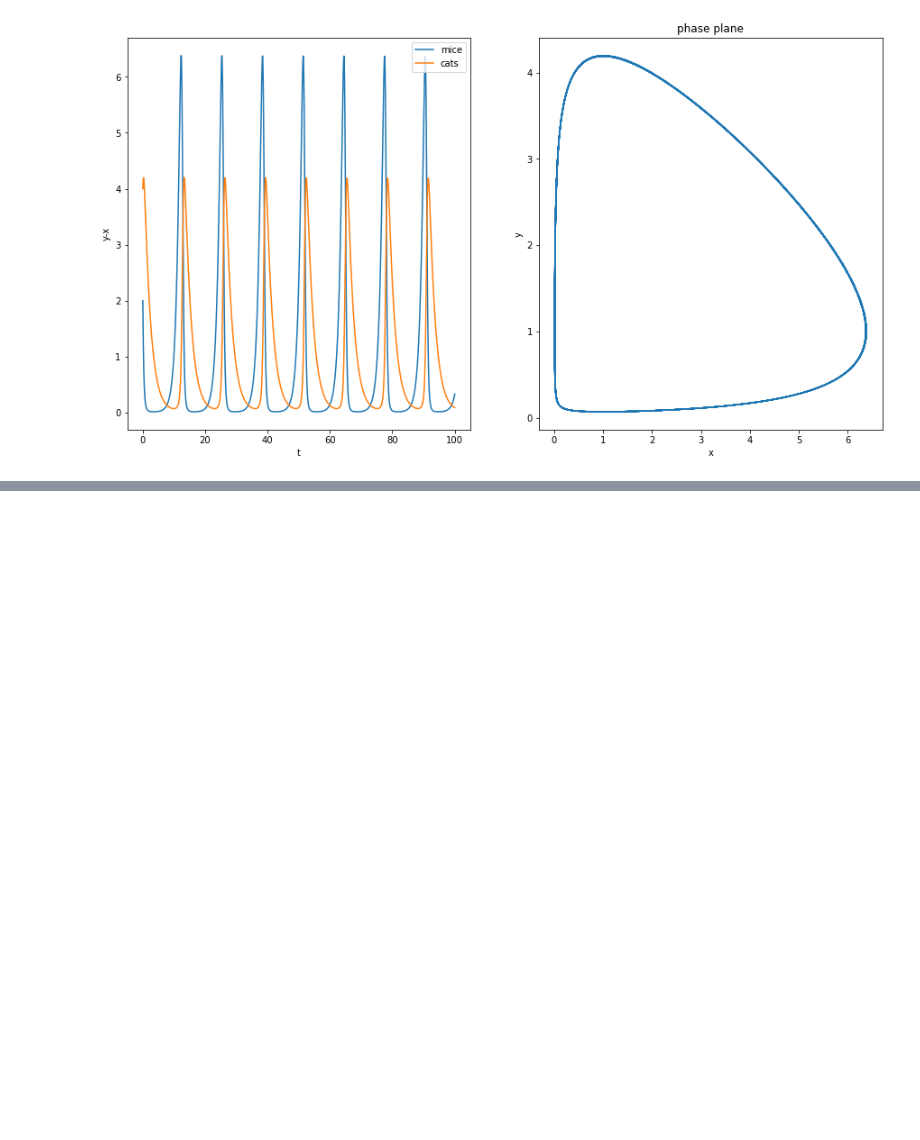
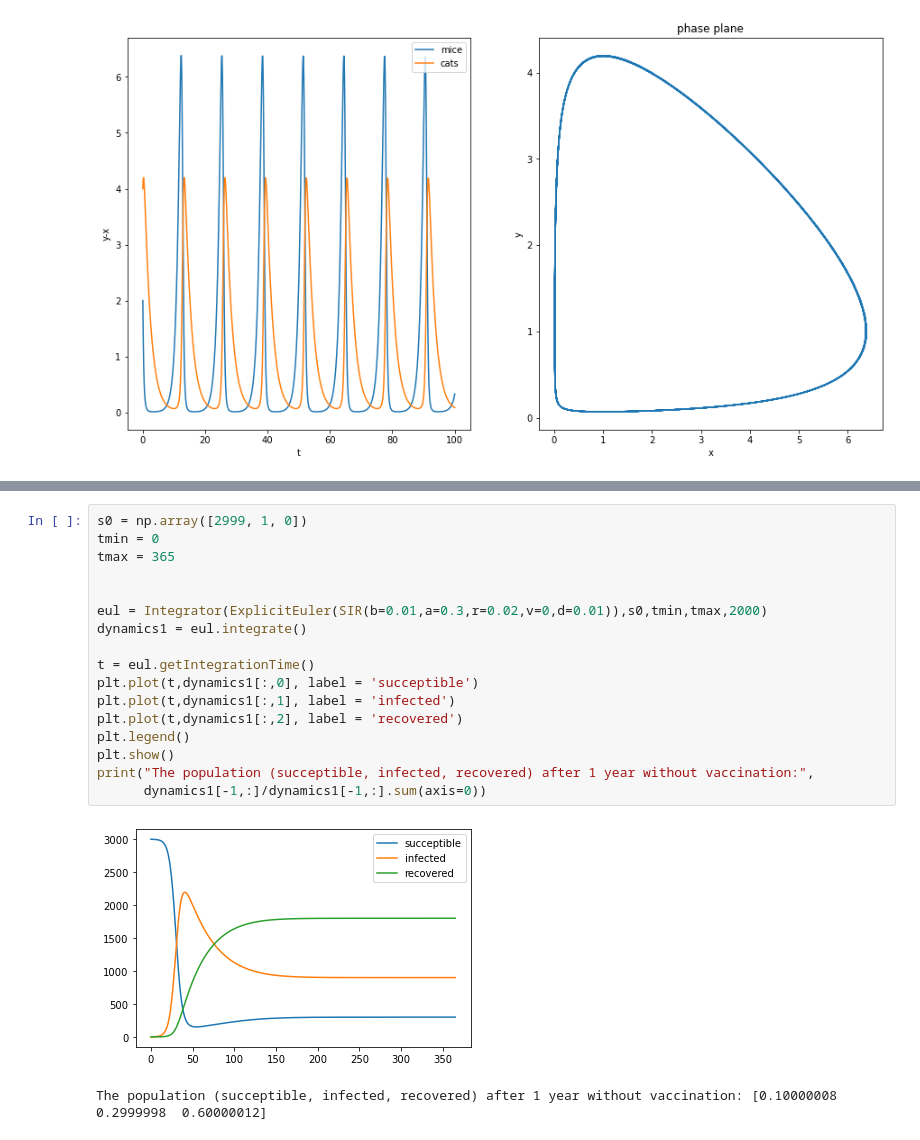
Before and after one commit to moxlos/algorithms, a Jupyter notebook: diff_eqs/systems_odes.ipynb, the cells around one changed output, grey strips where cells are left out. Saved outputs shown, nothing was run; the diff lists cells and outputs as text; blank space fills up the shorter version.

```diff
--- a/diff_eqs/systems_odes.ipynb
+++ b/diff_eqs/systems_odes.ipynb
@@ -82,0 +128,20 @@ plt.show()
+# %%
+s0 = np.array([2999, 1, 0])
+tmin = 0
+tmax = 365
+
+
+eul = Integrator(ExplicitEuler(SIR(b=0.01,a=0.3,r=0.02,v=0,d=0.01)),s0,tmin,tmax,2000)
+dynamics1 = eul.integrate()
+
+t = eul.getIntegrationTime()
+plt.plot(t,dynamics1[:,0], label = 'succeptible')
+plt.plot(t,dynamics1[:,1], label = 'infected')
+plt.plot(t,dynamics1[:,2], label = 'recovered')
+plt.legend()
+plt.show()
+print("The population (succeptible, infected, recovered) after 1 year without vaccination:",
+      dynamics1[-1,:]/dynamics1[-1,:].sum(axis=0))
+# %% [output]
+[figure, added]
+The population (succeptible, infected, recovered) after 1 year without vaccination: [0.10000008 0.2999998  0.60000012]
```
Also changed, not shown: parts of 14 cells of this notebook.
